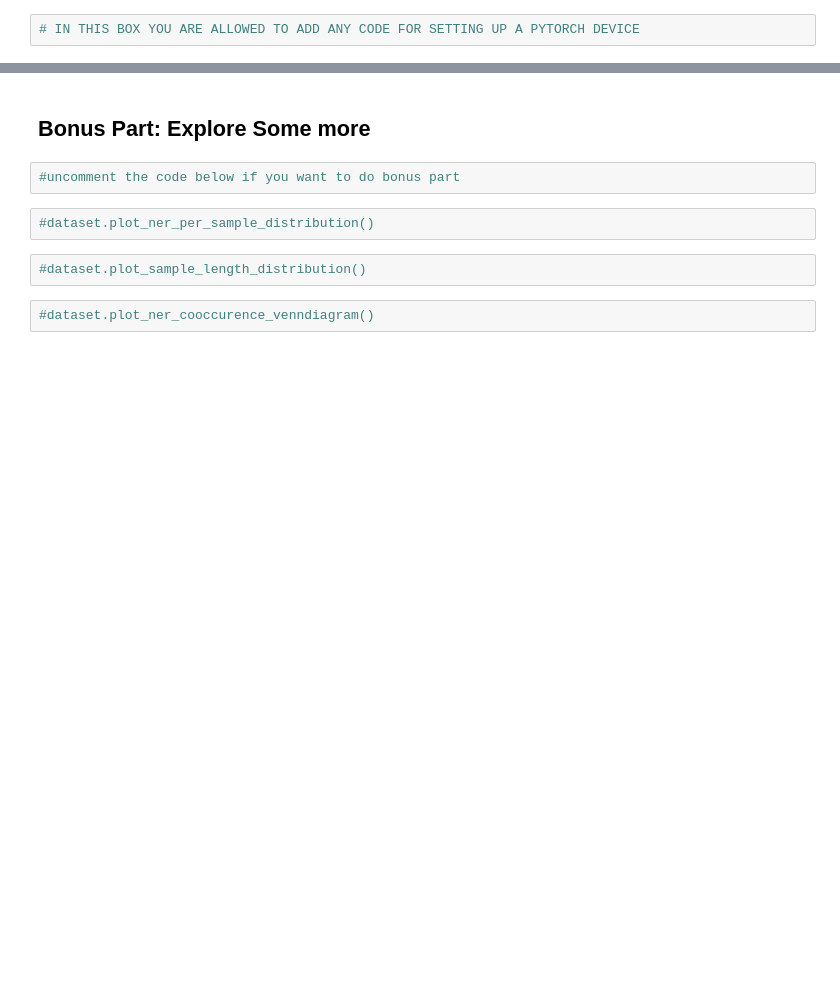
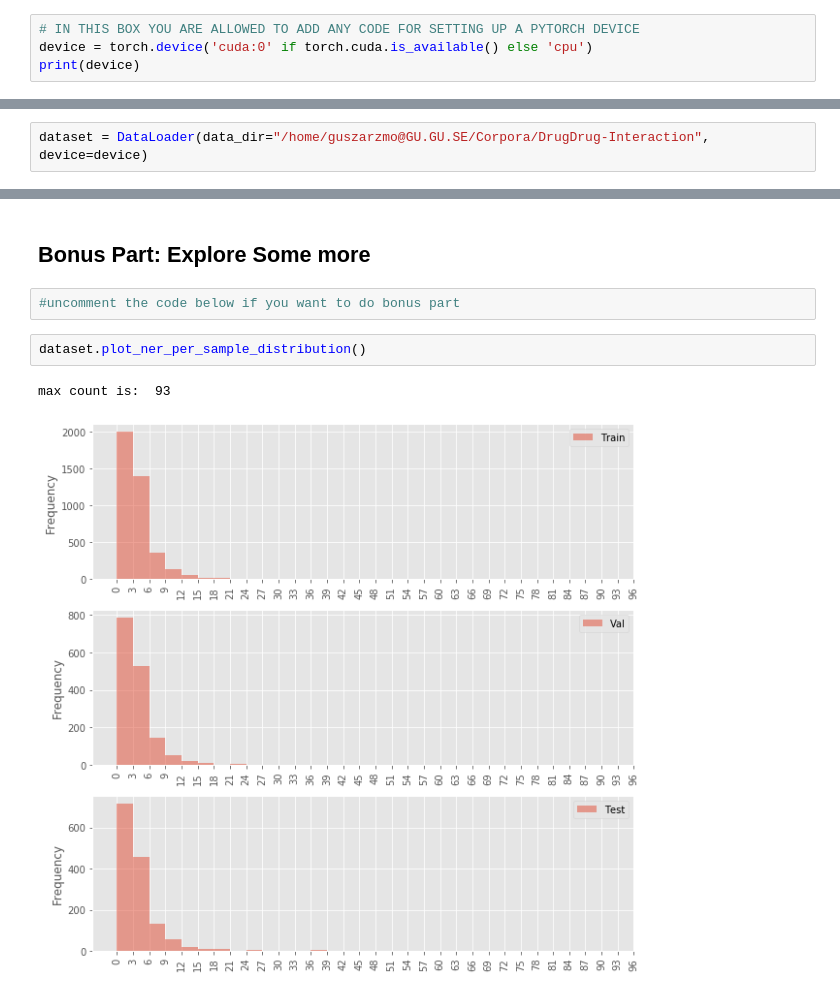
Before and after one commit to zarzouram/lt2316-h20-aa, a Jupyter notebook: run.ipynb, the cells around one changed output, grey strips where cells are left out. Drawn from its saved outputs; the diff is of its cells as text; blank space fills up the shorter version.

```diff
--- a/run.ipynb
+++ b/run.ipynb
@@ -9,2 +11,4 @@ from aa import check_output
 # %%
 # IN THIS BOX YOU ARE ALLOWED TO ADD ANY CODE FOR SETTING UP A PYTORCH DEVICE
+device = torch.device('cuda:0' if torch.cuda.is_available() else 'cpu')
+print(device)
@@ -12,0 +17,2 @@ dataset = DataLoader(data_path="PATH/TO/DATA", device=device)
+# %%
+dataset = DataLoader(data_dir="/home/guszarzmo@GU.GU.SE/Corpora/DrugDrug-Interaction", device=device)
@@ -42,9 +138,8 @@ train_X, val_X, test_X = check_output(extract_features(
 ## Bonus Part: Explore Some more
 # %%
 #uncomment the code below if you want to do bonus part
-# %%
-#dataset.plot_ner_per_sample_distribution()
-# %%
-#dataset.plot_sample_length_distribution()
-# %%
-#dataset.plot_ner_cooccurence_venndiagram()
+# %%
+dataset.plot_ner_per_sample_distribution()
+# %% [output]
+max count is:  93
+[figure, added]
```
Also changed, not shown: parts of 15 cells of this notebook, 9 other files.
